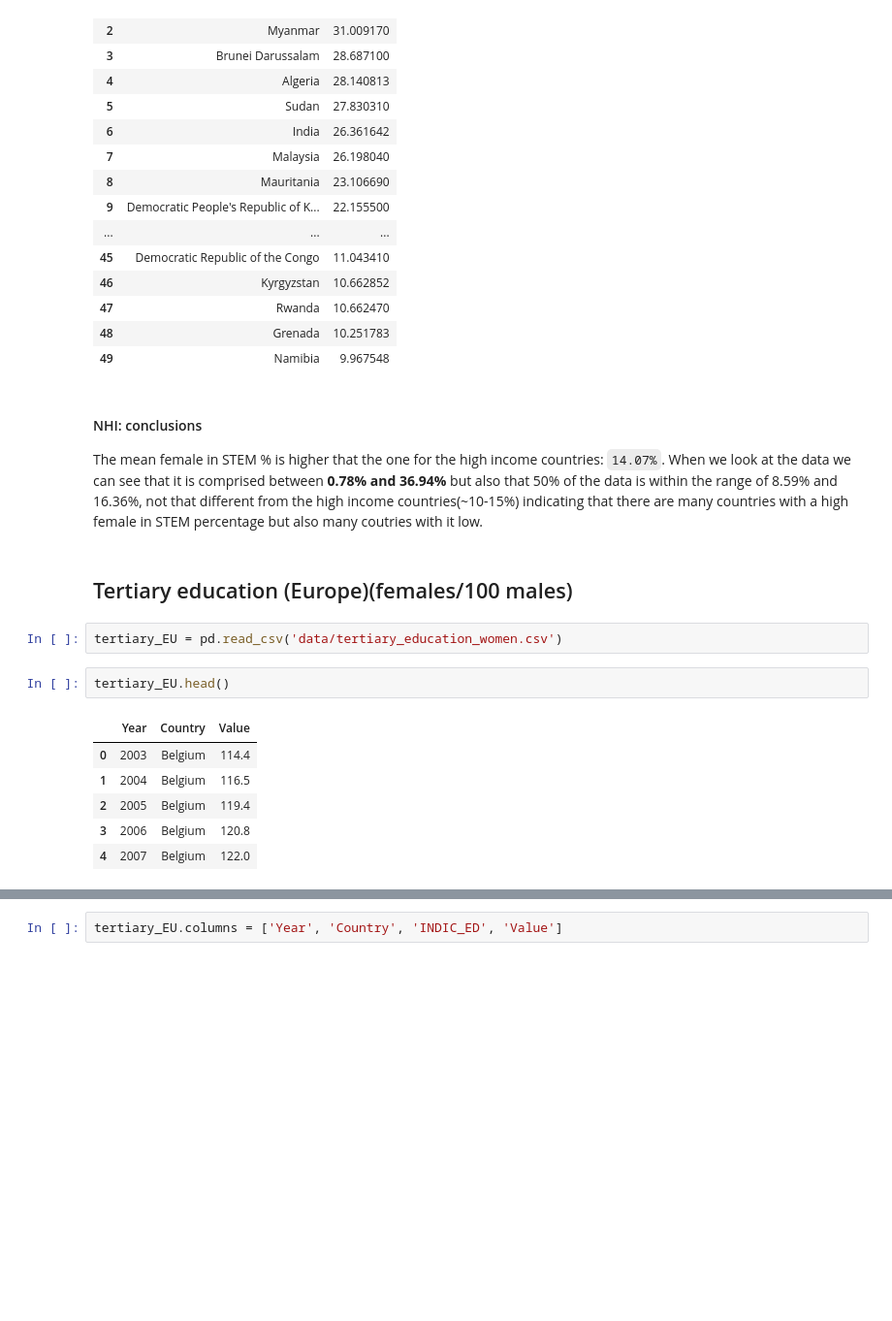
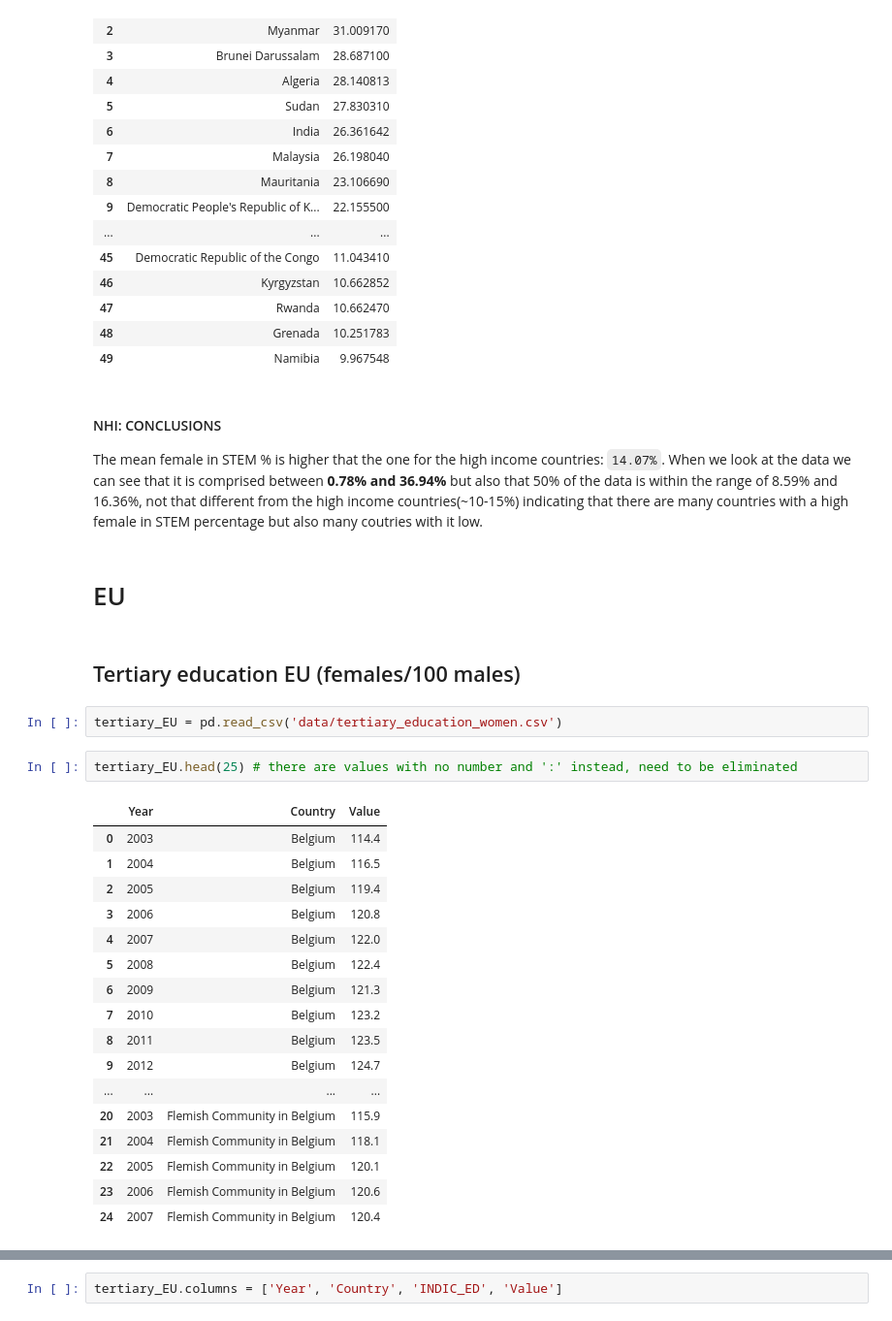
Before and after one commit to ta-data-bcn/Project-Week-5-Your-Own-Project, a Jupyter notebook: your-project/Data cleaning.ipynb, the cells around one changed output, grey strips where cells are left out. Shown at 97% size. Cells and saved outputs as stored; diff of their text form; blank space fills up the shorter version.

````diff
--- a/your-project/Data cleaning.ipynb
+++ b/your-project/Data cleaning.ipynb
@@ -1352,18 +1436,31 @@ Nhigh_STEM_cmean_sorted.head(50)
 | 48 | Grenada | 10.251783 |
 | 49 | Namibia | 9.967548 |
 # %% [markdown]
-#### NHI: conclusions
+#### NHI: CONCLUSIONS
 The mean female in STEM % is higher that the one for the high income countries: ```14.07%```. When we look at the data we can see that it is comprised between **0.78% and 36.94%** but also that 50% of the data is within the range of 8.59% and 16.36%, not that different from the high income countries(~10-15%) indicating that there are many countries with a high female in STEM percentage but also many coutries with it low.
+# %% [markdown]
+# EU
 # %% [markdown]
-## Tertiary education (Europe)(females/100 males)
+## Tertiary education EU (females/100 males)
 # %%
 tertiary_EU = pd.read_csv('data/tertiary_education_women.csv')
-# %%
-tertiary_EU.head()
-# %% [output]
-|  | Year | Country | Value |
-| 0 | 2003 | Belgium | 114.4 |
-| 1 | 2004 | Belgium | 116.5 |
-| 2 | 2005 | Belgium | 119.4 |
-| 3 | 2006 | Belgium | 120.8 |
-| 4 | 2007 | Belgium | 122.0 |
+# %%
+tertiary_EU.head(25) # there are values with no number and ':' instead, need to be eliminated
+# %% [output]
+|  | Year | Country | Value |
+| 0 | 2003 | Belgium | 114.4 |
+| 1 | 2004 | Belgium | 116.5 |
+| 2 | 2005 | Belgium | 119.4 |
+| 3 | 2006 | Belgium | 120.8 |
+| 4 | 2007 | Belgium | 122.0 |
+| 5 | 2008 | Belgium | 122.4 |
+| 6 | 2009 | Belgium | 121.3 |
+| 7 | 2010 | Belgium | 123.2 |
+| 8 | 2011 | Belgium | 123.5 |
+| 9 | 2012 | Belgium | 124.7 |
+| ... | ... | ... | ... |
+| 20 | 2003 | Flemish Community in Belgium | 115.9 |
+| 21 | 2004 | Flemish Community in Belgium | 118.1 |
+| 22 | 2005 | Flemish Community in Belgium | 120.1 |
+| 23 | 2006 | Flemish Community in Belgium | 120.6 |
+| 24 | 2007 | Flemish Community in Belgium | 120.4 |
````
Also changed, not shown: parts of 23 cells of this notebook, 3 other files.
